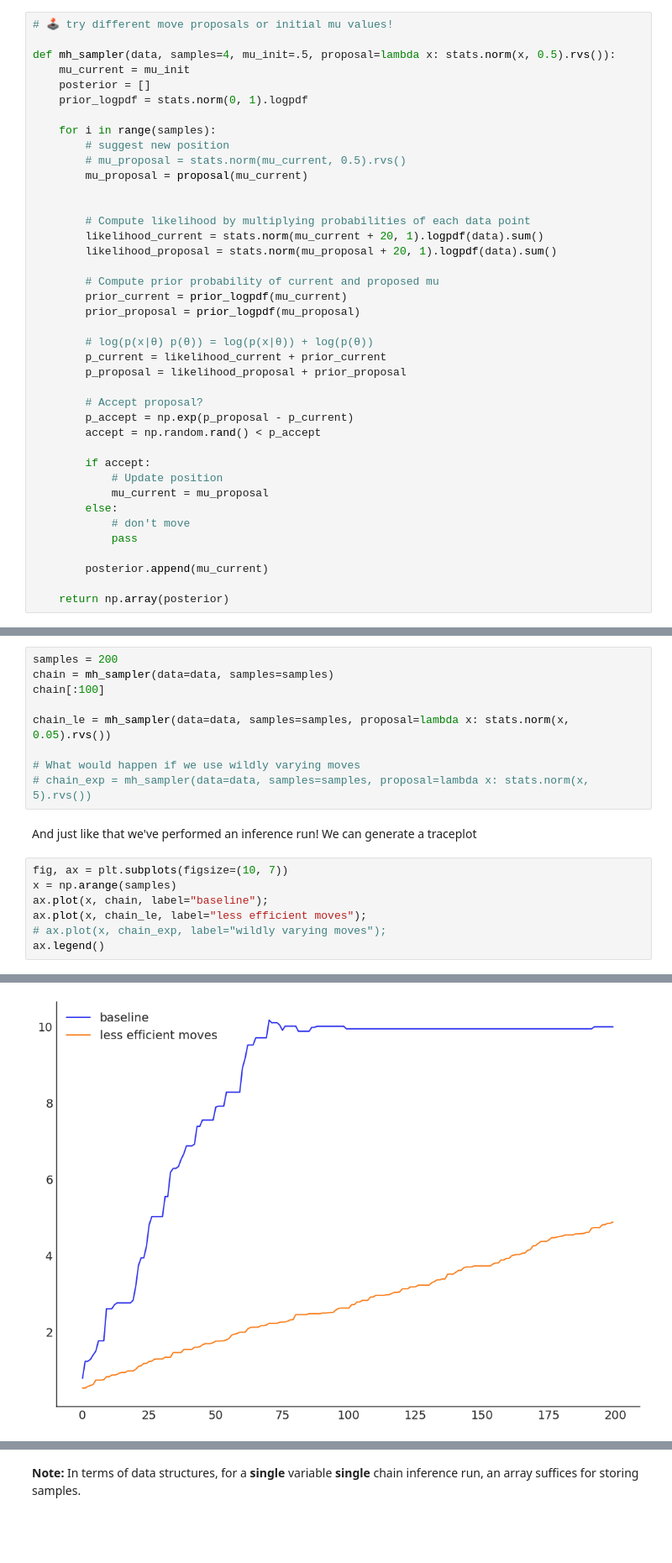
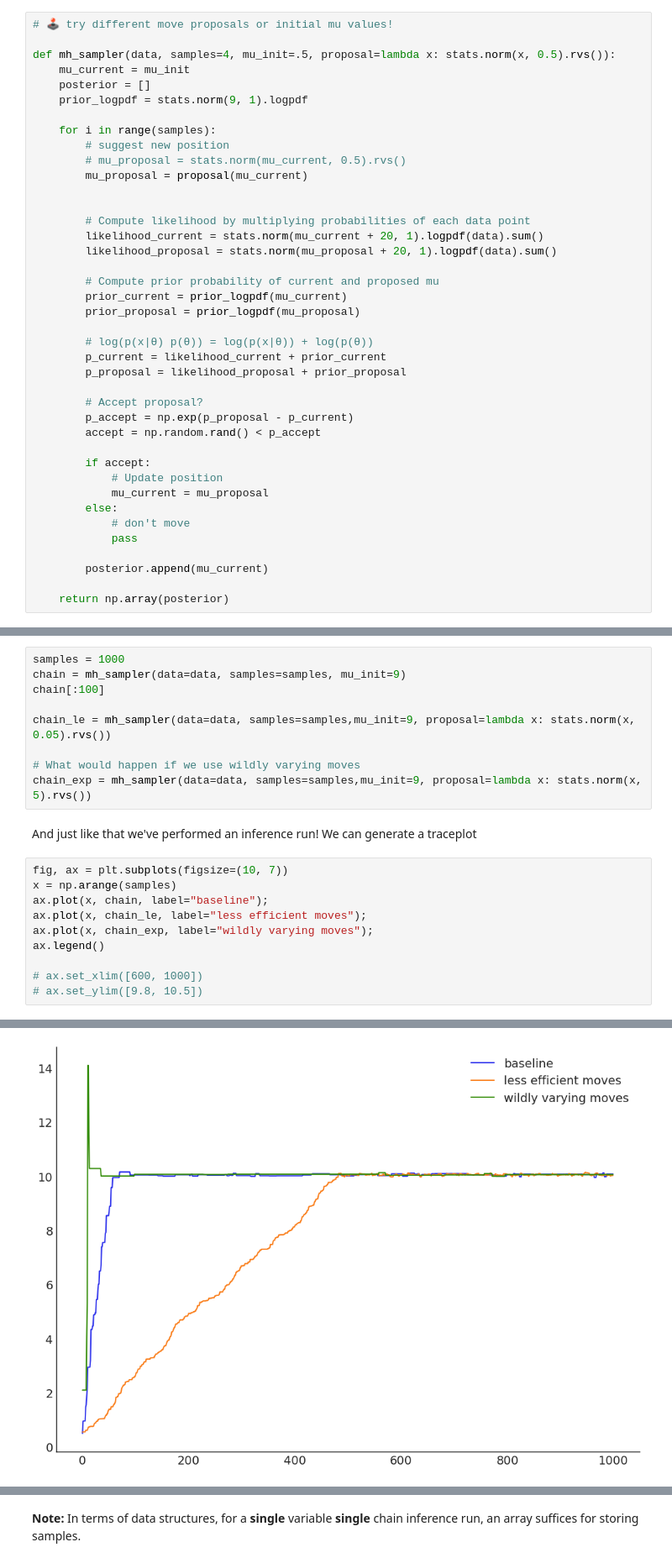
Before and after one commit to rebeccaem/probabilistic-models-class, a Jupyter notebook: DEMOs/demo_04-markov_chain_monte_carlo.ipynb, the cells around one changed output, grey strips where cells are left out. Shown at 84% size. Cells and saved outputs as stored; diff of their text form; blank space fills up the shorter version.

```diff
--- a/DEMOs/demo_04-markov_chain_monte_carlo.ipynb
+++ b/DEMOs/demo_04-markov_chain_monte_carlo.ipynb
@@ -106,7 +106,7 @@ $$
 def mh_sampler(data, samples=4, mu_init=.5, proposal=lambda x: stats.norm(x, 0.5).rvs()):
     mu_current = mu_init
     posterior = []
-    prior_logpdf = stats.norm(0, 1).logpdf
+    prior_logpdf = stats.norm(9, 1).logpdf
 
     for i in range(samples):
         # suggest new position
@@ -160,23 +160,26 @@ fig.suptitle("Histogram of observed data");
 
 The simplest MCMC run we can perform is with a single variable and a single chain. We'll do so by putting our sampler function and data to use.
 # %%
-samples = 200
-chain = mh_sampler(data=data, samples=samples)
+samples = 1000
+chain = mh_sampler(data=data, samples=samples, mu_init=9)
 chain[:100]
 
-chain_le = mh_sampler(data=data, samples=samples, proposal=lambda x: stats.norm(x, 0.05).rvs())
+chain_le = mh_sampler(data=data, samples=samples,mu_init=9, proposal=lambda x: stats.norm(x, 0.05).rvs())
 
 # What would happen if we use wildly varying moves
-# chain_exp = mh_sampler(data=data, samples=samples, proposal=lambda x: stats.norm(x, 5).rvs())
+chain_exp = mh_sampler(data=data, samples=samples,mu_init=9, proposal=lambda x: stats.norm(x, 5).rvs())
 # %% [markdown]
 And just like that we've performed an inference run! We can generate a traceplot
 # %%
 fig, ax = plt.subplots(figsize=(10, 7))
 x = np.arange(samples)
 ax.plot(x, chain, label="baseline");
 ax.plot(x, chain_le, label="less efficient moves");
-# ax.plot(x, chain_exp, label="wildly varying moves");
+ax.plot(x, chain_exp, label="wildly varying moves");
 ax.legend()
+
+# ax.set_xlim([600, 1000])
+# ax.set_ylim([9.8, 10.5])
 # %% [output]
 <matplotlib.legend.Legend at 0x...>
-[figure, old version]
+[figure, new version]
```
Also changed, not shown: parts of 5 cells of this notebook, 1 other file.
